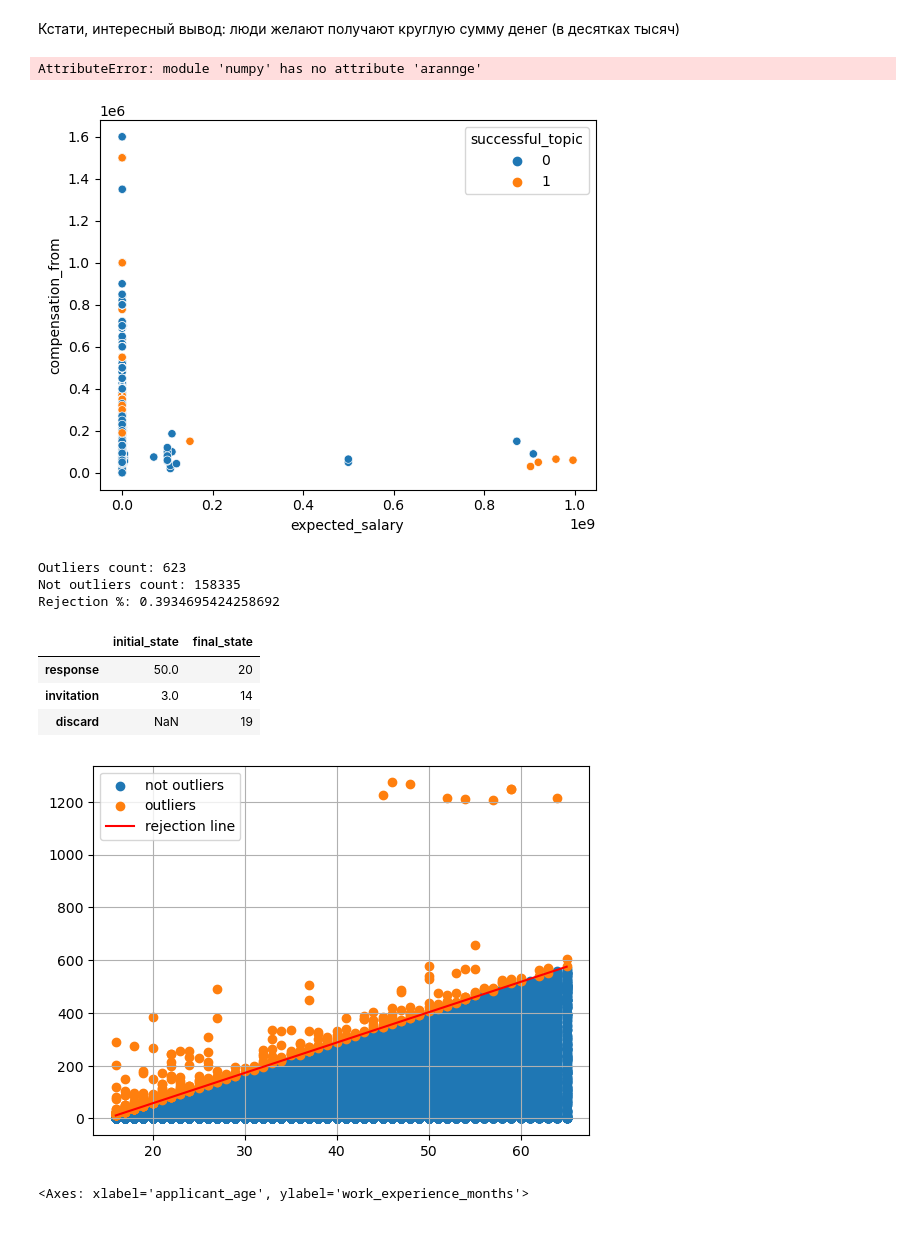
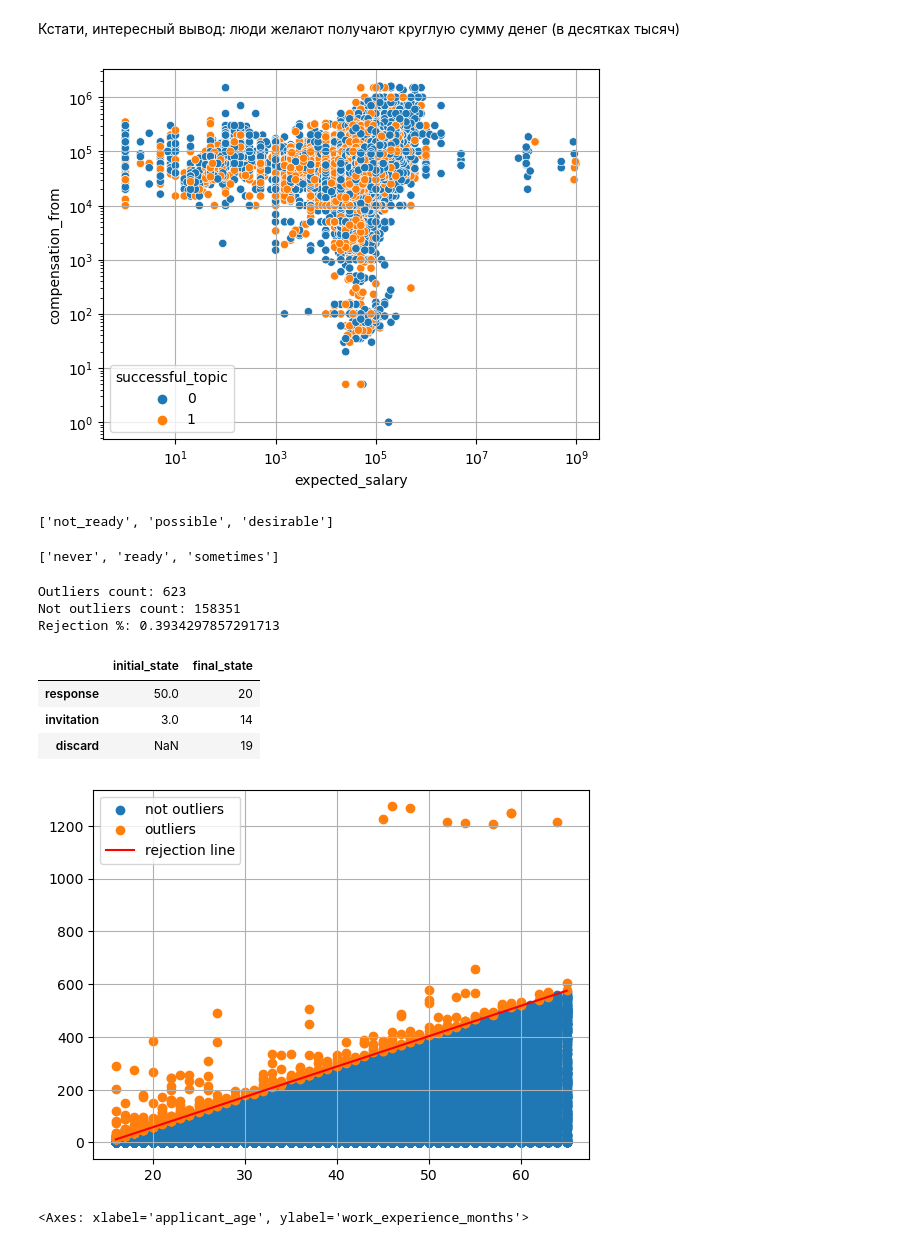
Before and after one commit to listens-to-spotify/-DA-NO-, a Jupyter notebook: preprocessing.ipynb, the cells around one changed output. Drawn from its saved outputs; the diff is of its cells as text; code cells hidden in the pictures.

```diff
--- a/preprocessing.ipynb
+++ b/preprocessing.ipynb
@@ -187,5 +187,7 @@ df['study_months'] = df['education_level'].map(education_dict)
 # %%
 df = df.rename(columns={'work_schedule.1': 'work_schedule_required'})
+# %%
+df['gender'] = df['gender'].map({'male': 0, 'female': 1})
 # %% [markdown]
 ## Выбросы
 # %%
@@ -283,17 +289,19 @@ plt.grid()
 Кстати, интересный вывод: люди желают получают круглую сумму денег (в десятках тысяч)
 # %%
 sns.scatterplot(df, x='expected_salary', y='compensation_from', hue='successful_topic')
-plt.xticks(np.arannge)
 plt.xscale('log', base=10)
 plt.yscale('log', base=10)
 plt.grid()
 # %% [output]
-AttributeError: module 'numpy' has no attribute 'arannge'
-[figure, old version]
+[figure, new version]
 # %%
 df.relocation_status.unique().tolist()
+# %% [output]
+['not_ready', 'possible', 'desirable']
 # %%
 df.business_trip_readiness.unique().tolist()
+# %% [output]
+['never', 'ready', 'sometimes']
 # %%
 df.resume_employment_type.unique().tolist()
 # Out: ['full', 'project', 'part', 'probation', 'volonteer']
@@ -342,8 +350,8 @@ print(f'Rejection %: {outliers.shape[0]/not_outliers.shape[0]*100}')
 outliers[outliers.applicant_age <= 16].agg({'initial_state': 'value_counts', 'final_state': 'value_counts'})
 # %% [output]
 Outliers count: 623
-Not outliers count: 158335
-Rejection %: 0.3934695424258692
+Not outliers count: 158351
+Rejection %: 0.3934297857291713
 |  | initial_state | final_state |
 | response | 50.0 | 20 |
 | invitation | 3.0 | 14 |
```
Also changed, not shown: parts of 5 cells of this notebook.
